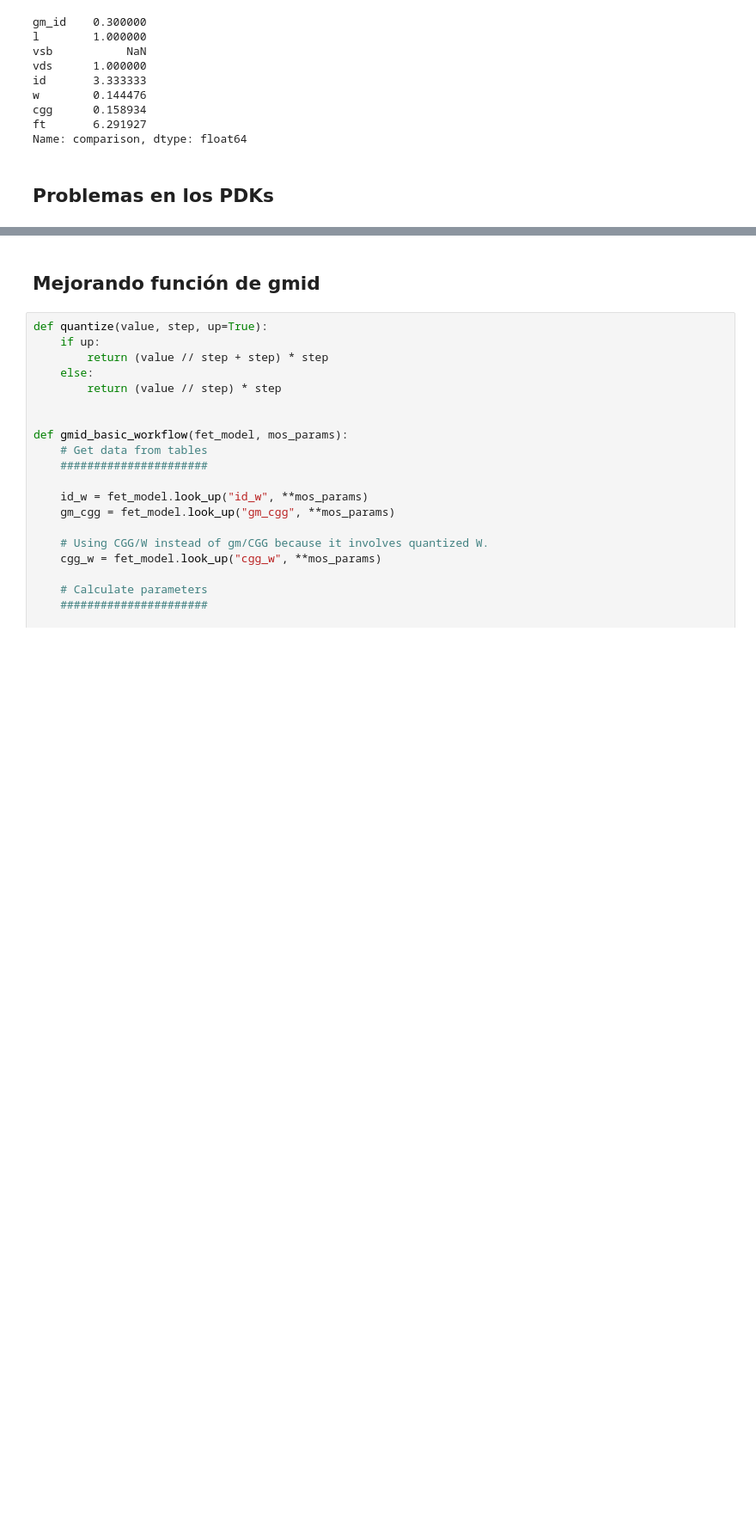
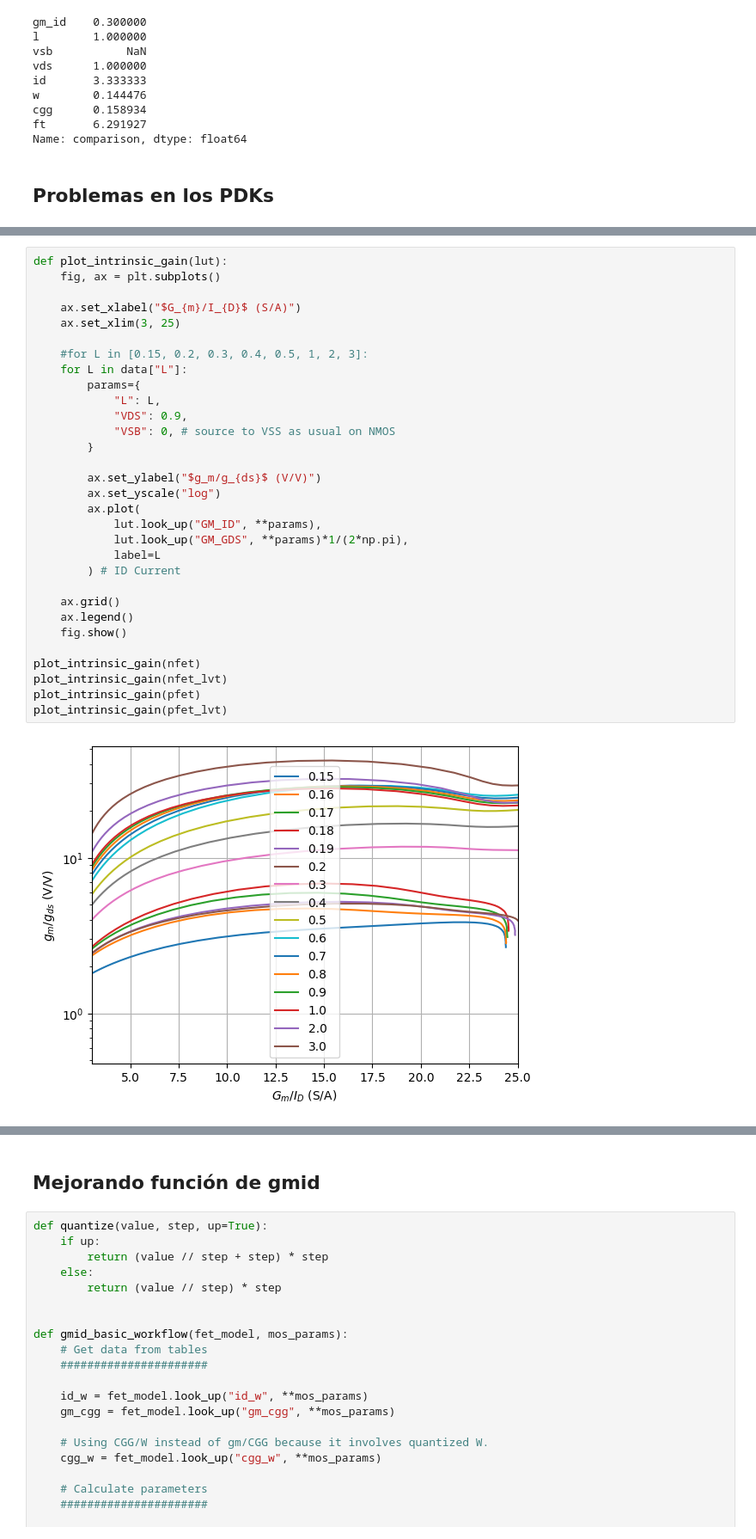
Before and after one commit to ChipUSM/usm-vlsi-tools, a Jupyter notebook: shared_xserver/gmid-test.ipynb, the cells around one changed output, grey strips where cells are left out. Shown at 86% size. Drawn from its saved outputs; the diff is of its cells as text; blank space fills up the shorter version.

```diff
--- a/shared_xserver/gmid-test.ipynb
+++ b/shared_xserver/gmid-test.ipynb
@@ -314,0 +354,33 @@ Obs, pfet lvt está restringido a canales más largos.
+# %%
+def plot_intrinsic_gain(lut):
+    fig, ax = plt.subplots()
+
+    ax.set_xlabel("$G_{m}/I_{D}$ (S/A)")
+    ax.set_xlim(3, 25)
+
+    #for L in [0.15, 0.2, 0.3, 0.4, 0.5, 1, 2, 3]:
+    for L in data["L"]:
+        params={
+            "L": L,
+            "VDS": 0.9,
+            "VSB": 0, # source to VSS as usual on NMOS
+        }
+
+        ax.set_ylabel("$g_m/g_{ds}$ (V/V)")
+        ax.set_yscale("log")
+        ax.plot(
+            lut.look_up("GM_ID", **params),
+            lut.look_up("GM_GDS", **params)*1/(2*np.pi),
+            label=L
+        ) # ID Current
+
+    ax.grid()
+    ax.legend()
+    fig.show()
+
+plot_intrinsic_gain(nfet)
+plot_intrinsic_gain(nfet_lvt)
+plot_intrinsic_gain(pfet)
+plot_intrinsic_gain(pfet_lvt)
+# %% [output]
+[figure, added]
```
Also changed, not shown: parts of 12 cells of this notebook, 6 other files.
